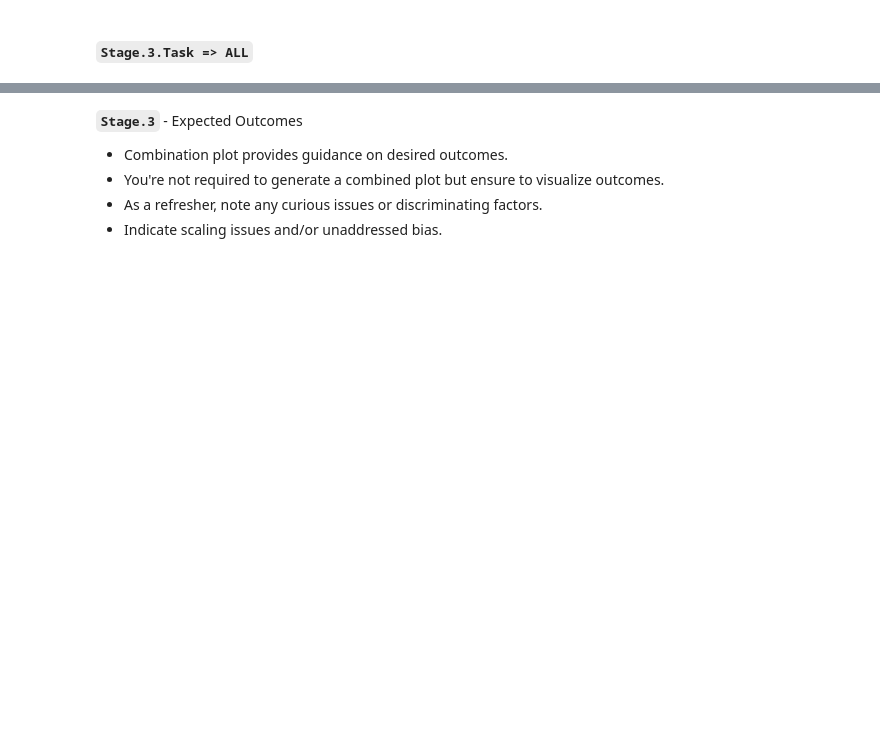
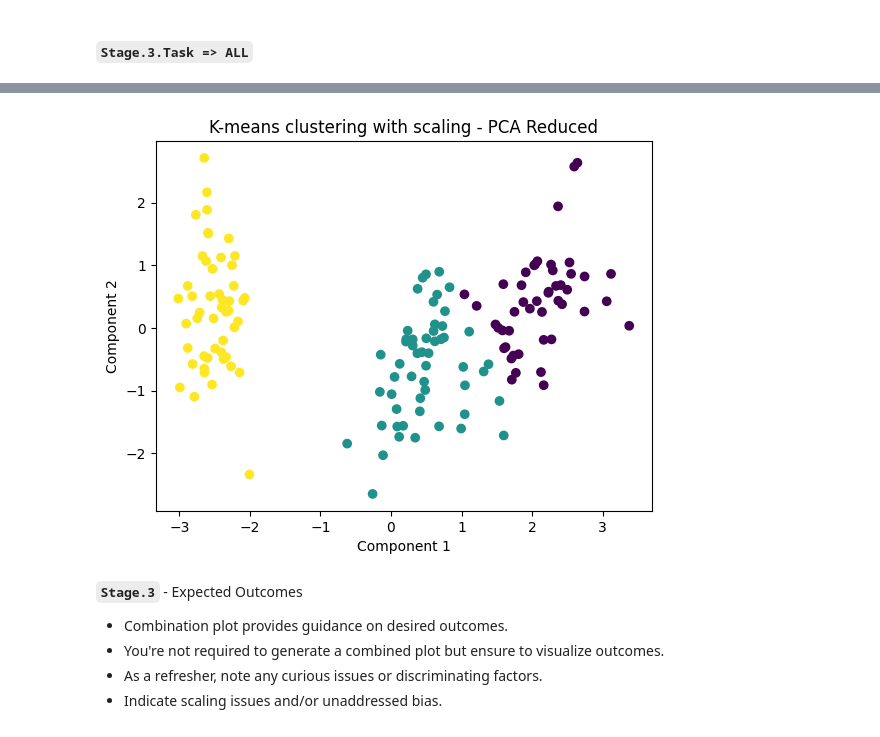
Before and after one commit to jpmendez42/GraduateSchool, a Jupyter notebook: Graduate School/Data Mining/Module 3/M3-UnsupervisedV2.ipynb, the cells around one changed output, grey strips where cells are left out. Cells and saved outputs as stored; diff of their text form; code cells hidden in the pictures; blank space fills up the shorter version.

```diff
--- a/Graduate School/Data Mining/Module 3/M3-UnsupervisedV2.ipynb
+++ b/Graduate School/Data Mining/Module 3/M3-UnsupervisedV2.ipynb
@@ -255,3 +322,11 @@ B. Notate and curious issues or discriminating factors.
+# %%
+plt.scatter(training_scaledPCA[:,0], training_scaledPCA[:,1], c=labels)
+plt.title("K-means clustering with scaling - PCA Reduced")
+plt.xlabel("Component 1")
+plt.ylabel("Component 2")
+plt.show()
+# %% [output]
+[figure, added]
 # %% [markdown]
 **`Stage.3`** - Expected Outcomes
 - Combination plot provides guidance on desired outcomes.
```
Also changed, not shown: parts of 14 cells of this notebook, 1 other file.
